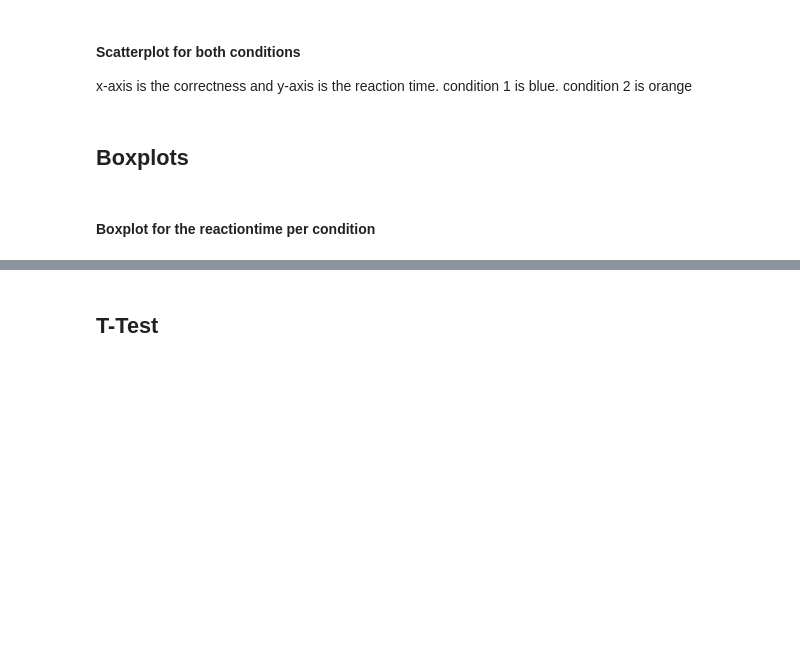
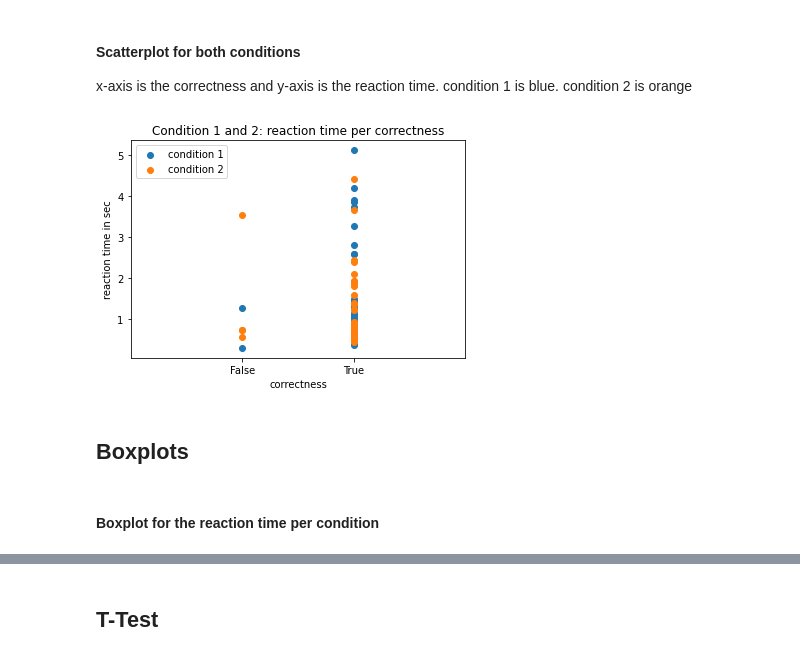
Before and after one commit to ITT-21SS-UR/assignment-03-jt, a Jupyter notebook: reaction_time_experiment/reaction_time_experiment.ipynb, the cells around one changed output, grey strips where cells are left out. Cells and saved outputs as stored; diff of their text form; code cells hidden in the pictures; blank space fills up the shorter version.

```diff
--- a/reaction_time_experiment/reaction_time_experiment.ipynb
+++ b/reaction_time_experiment/reaction_time_experiment.ipynb
@@ -66,15 +72,18 @@ condition 1 is blue. condition 2 is orange
 # %%
 plt.scatter(x1,y1, label='condition 1')
 plt.scatter(x2,y2, label='condition 2')
 plt.legend(loc=2)
-plt.title('Scatterplot - Condition 1 and 2 per correctness')
+plt.title('Condition 1 and 2: reaction time per correctness')
 plt.xlabel('correctness')
 plt.ylabel('reaction time in sec')
 plt.xticks([0,1],['False', 'True'])
-plt.savefig('scatterplot_both_conditions.jpg')
+plt.xlim(-1,2)
+plt.savefig('scatterplot_both_conditions.pdf')
+# %% [output]
+[figure, added]
 # %% [markdown]
 ## Boxplots
 # %% [markdown]
-#### Boxplot for the reactiontime per condition
+#### Boxplot for the reaction time per condition
 # %%
 plt.boxplot([y1, y2])
```
Also changed, not shown: parts of 5 cells of this notebook.
